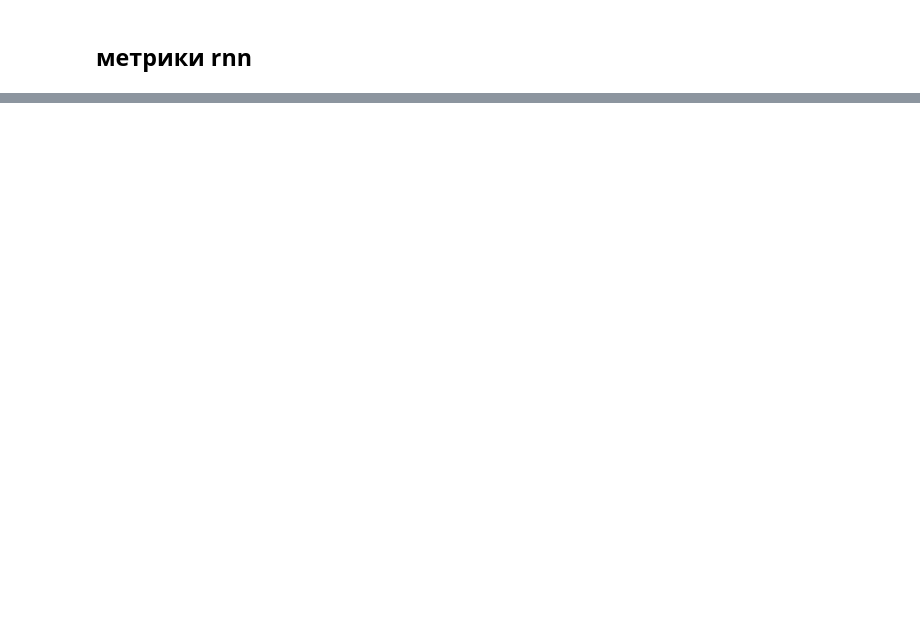
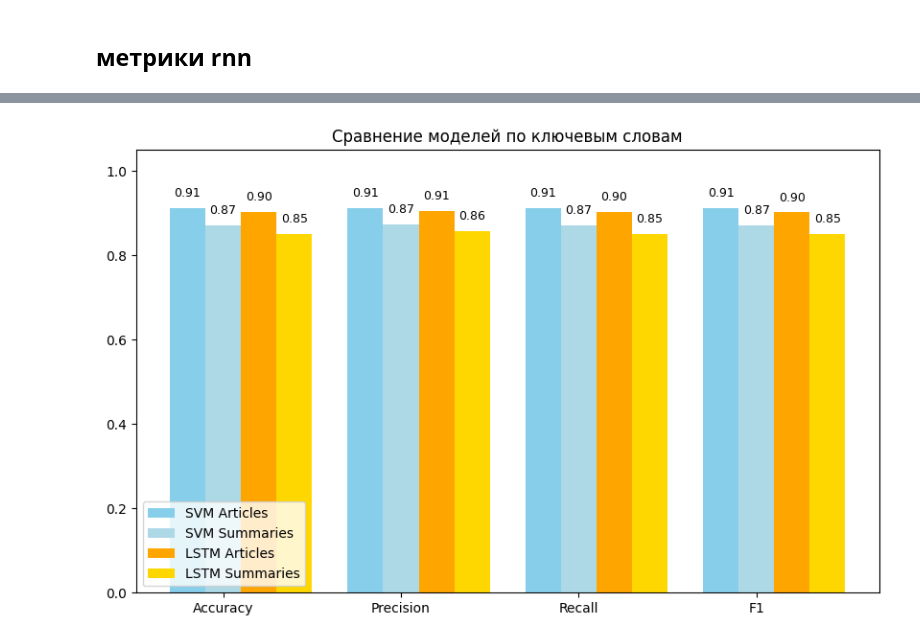
Before and after one commit to duckinzzz/fefu4, a Jupyter notebook: ML/ML_lab4.ipynb, the cells around one changed output, grey strips where cells are left out. Drawn from its saved outputs; the diff is of its cells as text; code cells hidden in the pictures; blank space fills up the shorter version.

```diff
--- a/ML/ML_lab4.ipynb
+++ b/ML/ML_lab4.ipynb
@@ -382,0 +539,15 @@ plt.show()
+# %%
+pred_kw_art_lstm = model_kw_art.predict(X_test_kw_art_seq).argmax(axis=1)
+acc_kw_art_lstm = accuracy_score(y_test_kw_art, pred_kw_art_lstm)
+precision_kw_art_lstm, recall_kw_art_lstm, f1_kw_art_lstm, _ = precision_recall_fscore_support(
+    y_test_kw_art, pred_kw_art_lstm, average='weighted'
+)
+
+pred_kw_sum_lstm = model_kw_sum.predict(X_test_kw_sum_seq).argmax(axis=1)
+acc_kw_sum_lstm = accuracy_score(y_test_kw_sum, pred_kw_sum_lstm)
+precision_kw_sum_lstm, recall_kw_sum_lstm, f1_kw_sum_lstm, _ = precision_recall_fscore_support(
+    y_test_kw_sum, pred_kw_sum_lstm, average='weighted'
+)
+
+metrics_kw_art_lstm = [acc_kw_art_lstm, precision_kw_art_lstm, recall_kw_art_lstm, f1_kw_art_lstm]
+metrics_kw_sum_lstm = [acc_kw_sum_lstm, precision_kw_sum_lstm, recall_kw_sum_lstm, f1_kw_sum_lstm]
@@ -382,0 +557,36 @@ plt.show()
+# %%
+labels = ['Accuracy', 'Precision', 'Recall', 'F1']
+x = np.arange(len(labels))
+width = 0.2
+
+fig, ax = plt.subplots(figsize=(10, 6))
+
+# сами бары
+ax.bar(x - width, metrics_kw_art, width, label='SVM Articles', color='skyblue')
+ax.bar(x, metrics_kw_sum, width, label='SVM Summaries', color='lightblue')
+ax.bar(x + width, metrics_kw_art_lstm, width, label='LSTM Articles', color='orange')
+ax.bar(x + 2 * width, metrics_kw_sum_lstm, width, label='LSTM Summaries', color='gold')
+
+ax.set_ylim(0, 1.05)
+ax.set_xticks(x)
+ax.set_xticklabels(labels)
+ax.set_title('Сравнение моделей по ключевым словам')
+ax.legend()
+
+for i in range(len(labels)):
+    for offset, metric in zip(
+            [-width, 0, width, 2 * width],
+            [metrics_kw_art[i], metrics_kw_sum[i], metrics_kw_art_lstm[i], metrics_kw_sum_lstm[i]]
+    ):
+        ax.text(
+            i + offset,
+            metric + 0.02,
+            f'{metric:.2f}',
+            ha='center',
+            va='bottom',
+            fontsize=9
+        )
+
+plt.show()
+# %% [output]
+[figure, added]
```
Also changed, not shown: parts of 27 cells of this notebook.
